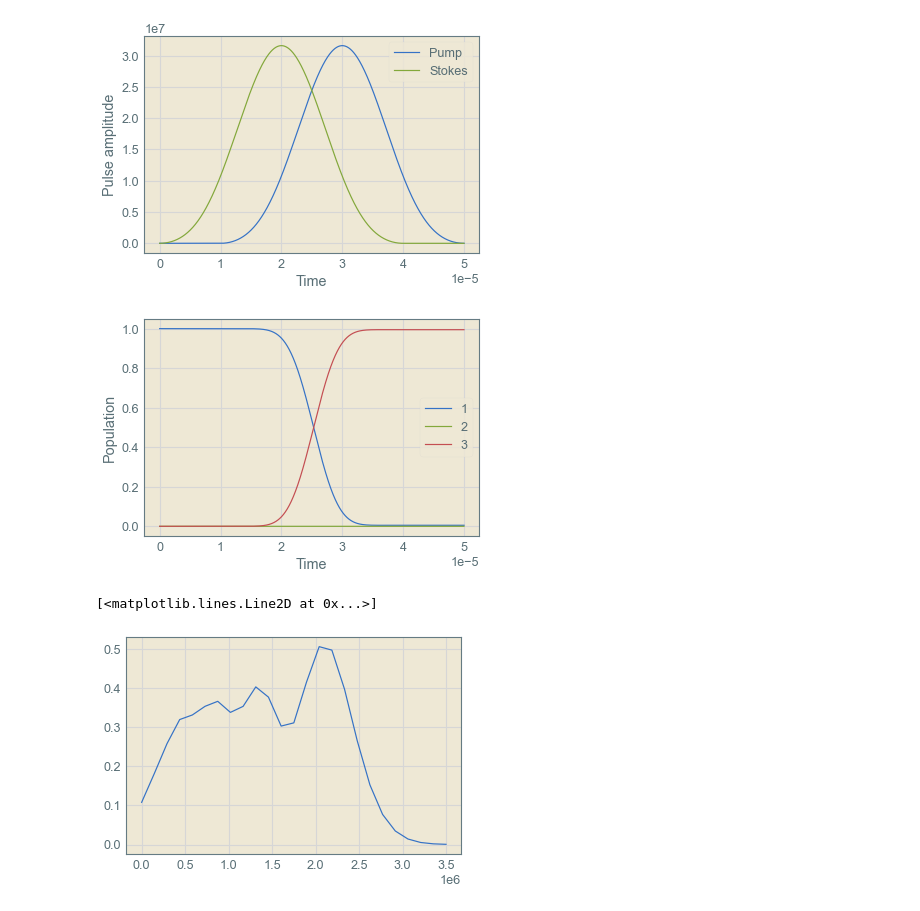
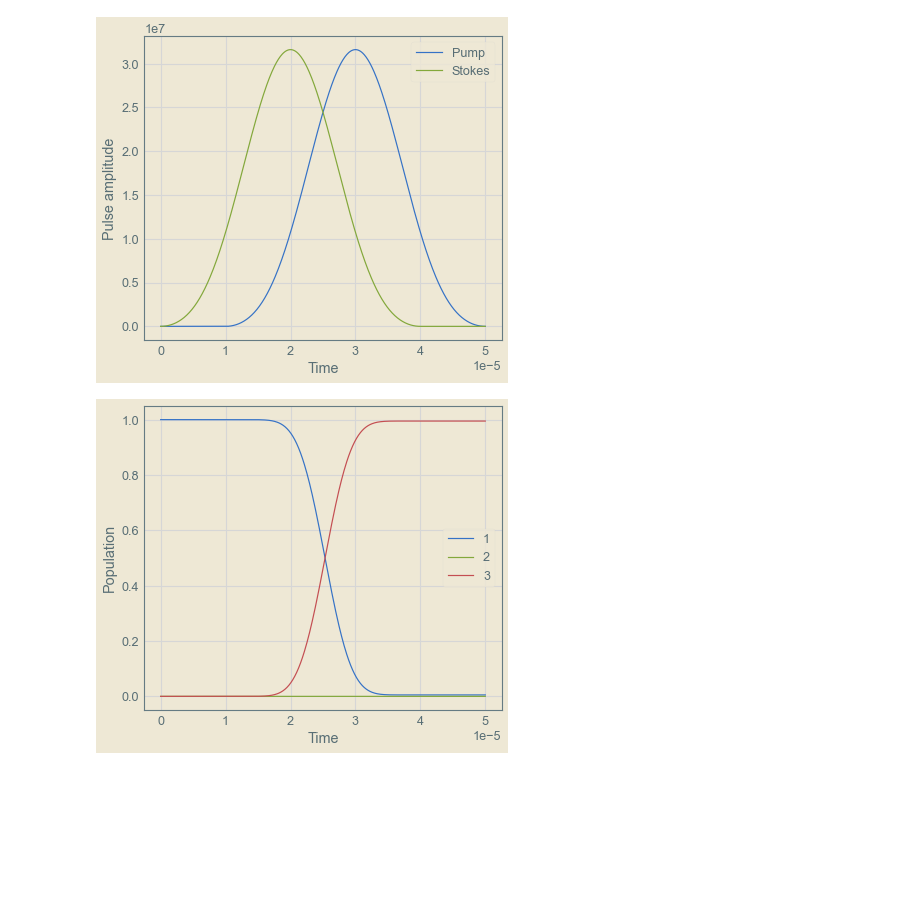
Before and after one commit to mahadevans2432/Quantum-Optics, a Jupyter notebook: STIRAP.ipynb, the cells around one changed output. Drawn from its saved outputs; the diff is of its cells as text; code cells hidden in the pictures; blank space fills up the shorter version.

```diff
--- a/STIRAP.ipynb
+++ b/STIRAP.ipynb
@@ -181,23 +181,11 @@ class STIRAP():
 # %%
 #Taking both as 31.6 MHz we can get effective rabi of approx 0.5 MHz with 1 GHz detuning
 h = 6.626*(10**(-34))
 hfs = 6.834673617*(10**9)
 F_3 = 3.845*(10**14)
-try_1 = STIRAP(True,31.6*10**6,31.6*10**6,0,hfs,F_3,5*10**(-5),4*10**(-5),1*10**(-5),10**9)
+try_1 = STIRAP(Omega_S=31.6*10**6,Omega_P=31.6*10**6,E1=0,E2=hfs,E3=F_3,T=5*10**(-5),tS1=0,tS2=0.8,tP1=0.2,tP2=1,Δ=10**9,Gamma=6*10**6)
 try_1.plot_pulse()
 try_1.final_plot()
 # %% [output]
-[figure, old version]
+[figure, new version]
-[figure, old version]
+[figure, new version]
-# %%
-#Dependency of efficiency on delta for unequal rabi frequencies
-deltas = np.linspace(0,0.35*10**7,25)
-effi_d = []
-for d in deltas:
-    trial = STIRAP(True,100*10**6,10*10**6,0,hfs,F_3,5*10**(-5),4*10**(-5),1*10**(-5),10**9,0,d)
-    _,e = trial.final_result()
-    effi_d.append(e)
-plt.plot(deltas,effi_d)
-# %% [output]
-[<matplotlib.lines.Line2D at 0x...>]
-[figure, removed]
```
Also changed, not shown: parts of 9 cells of this notebook.
